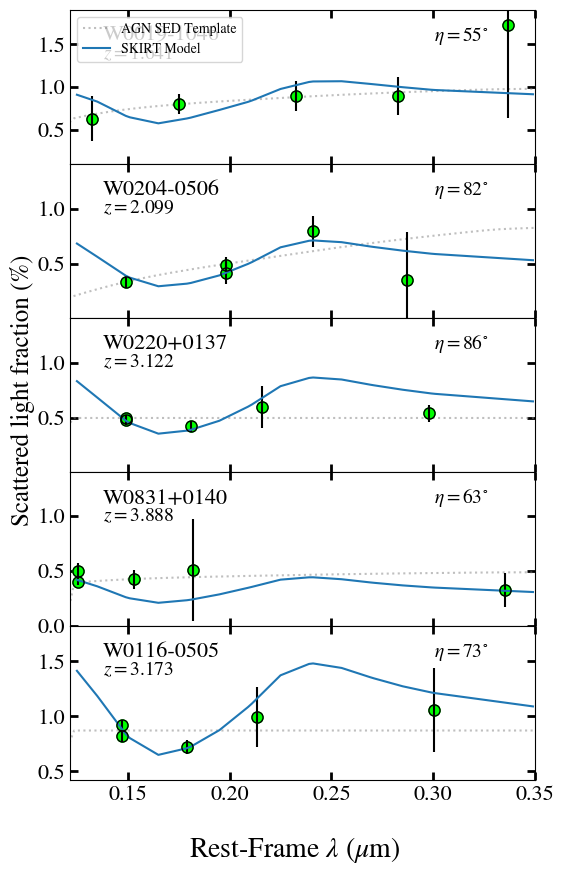
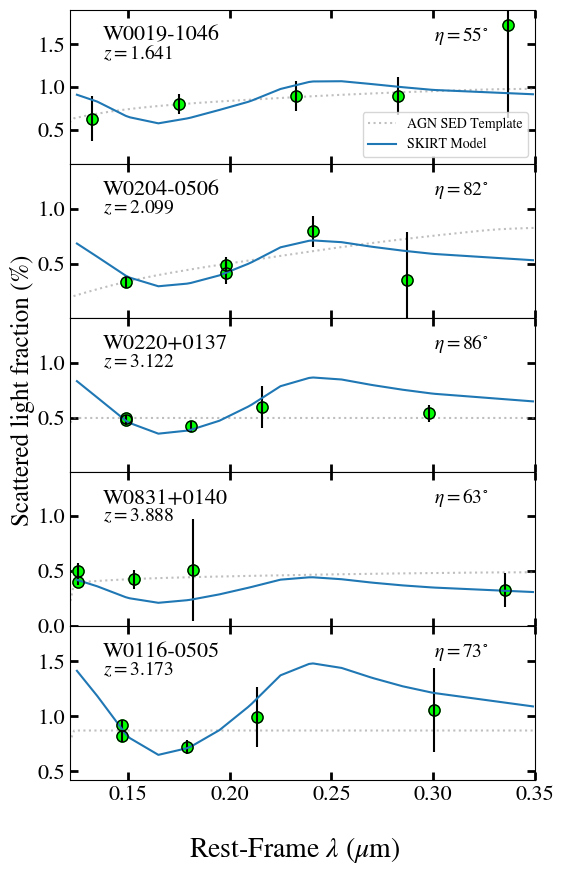
Code edit (unified diff) that turned the first committed figure into the second:
--- before
+++ after
@@ -28,5 +28,5 @@
     ax.set_ylim(ylims[op.wids[i]])
     if i==0:
-        ax.legend()
+        ax.legend(loc='lower right')
         
     

Commit: Changed the location of the legend to the bottom right of the top panel